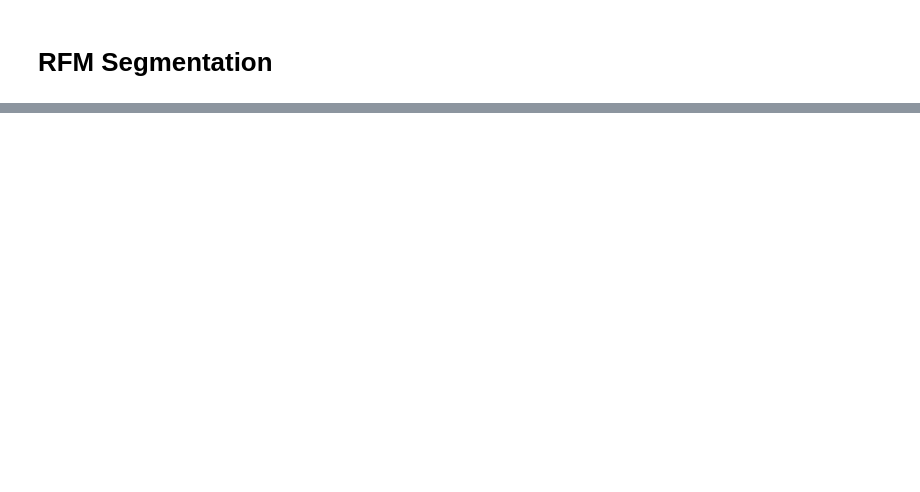
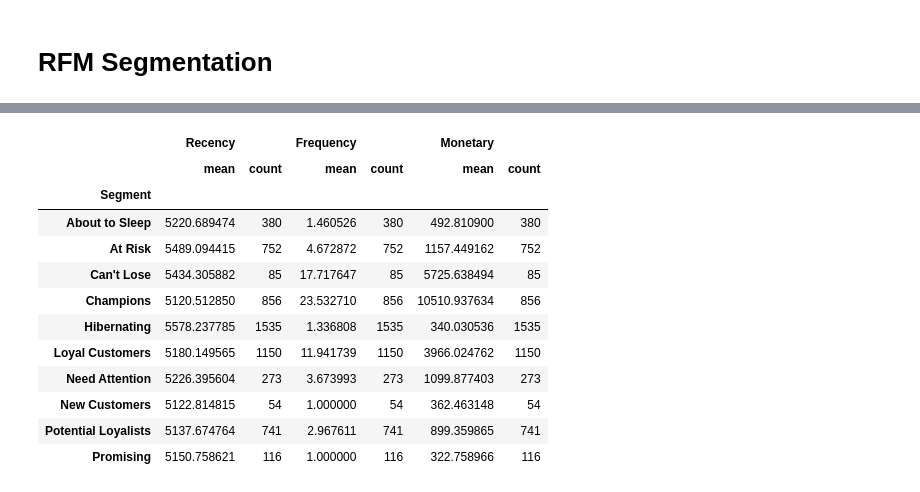
Before and after one commit to jarviscanada/jarvis_data_eng_KantyGakima, a Jupyter notebook: python_data_analytics/retail_data_analytics_wrangling.ipynb, the cells around one changed output, grey strips where cells are left out. Cells and saved outputs as stored; diff of their text form; code cells hidden in the pictures; blank space fills up the shorter version.

Commit message:
RFM segmentation

```diff
--- a/python_data_analytics/retail_data_analytics_wrangling.ipynb
+++ b/python_data_analytics/retail_data_analytics_wrangling.ipynb
@@ -428,0 +467,16 @@ As you can see, computing RFM segmentation requires extensive domain knowledge i
+# %%
+rfm_table[["Segment", "Recency","Frequency","Monetary"]].groupby("Segment").agg(["mean","count"])
+# %% [output]
+|  | Recency |  | Frequency |  | Monetary |  |
+|  | mean | count | mean | count | mean | count |
+| Segment |  |  |  |  |  |  |
+| About to Sleep | 5220.689474 | 380 | 1.460526 | 380 | 492.810900 | 380 |
+| At Risk | 5489.094415 | 752 | 4.672872 | 752 | 1157.449162 | 752 |
+| Can't Lose | 5434.305882 | 85 | 17.717647 | 85 | 5725.638494 | 85 |
+| Champions | 5120.512850 | 856 | 23.532710 | 856 | 10510.937634 | 856 |
+| Hibernating | 5578.237785 | 1535 | 1.336808 | 1535 | 340.030536 | 1535 |
+| Loyal Customers | 5180.149565 | 1150 | 11.941739 | 1150 | 3966.024762 | 1150 |
+| Need Attention | 5226.395604 | 273 | 3.673993 | 273 | 1099.877403 | 273 |
+| New Customers | 5122.814815 | 54 | 1.000000 | 54 | 362.463148 | 54 |
+| Potential Loyalists | 5137.674764 | 741 | 2.967611 | 741 | 899.359865 | 741 |
+| Promising | 5150.758621 | 116 | 1.000000 | 116 | 322.758966 | 116 |
```
Also changed, not shown: parts of 17 cells of this notebook.
